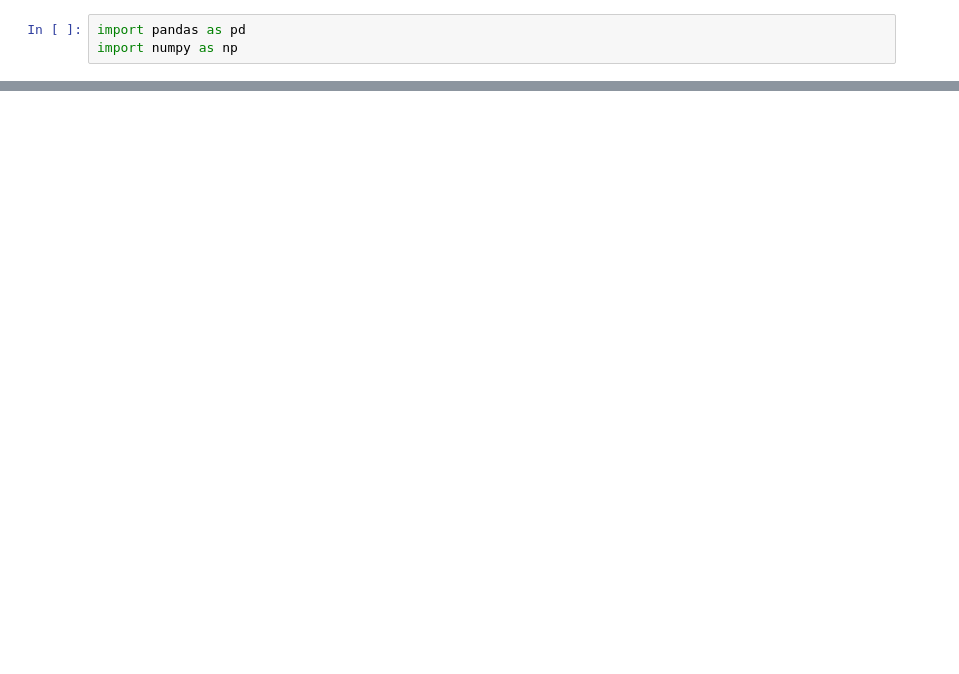
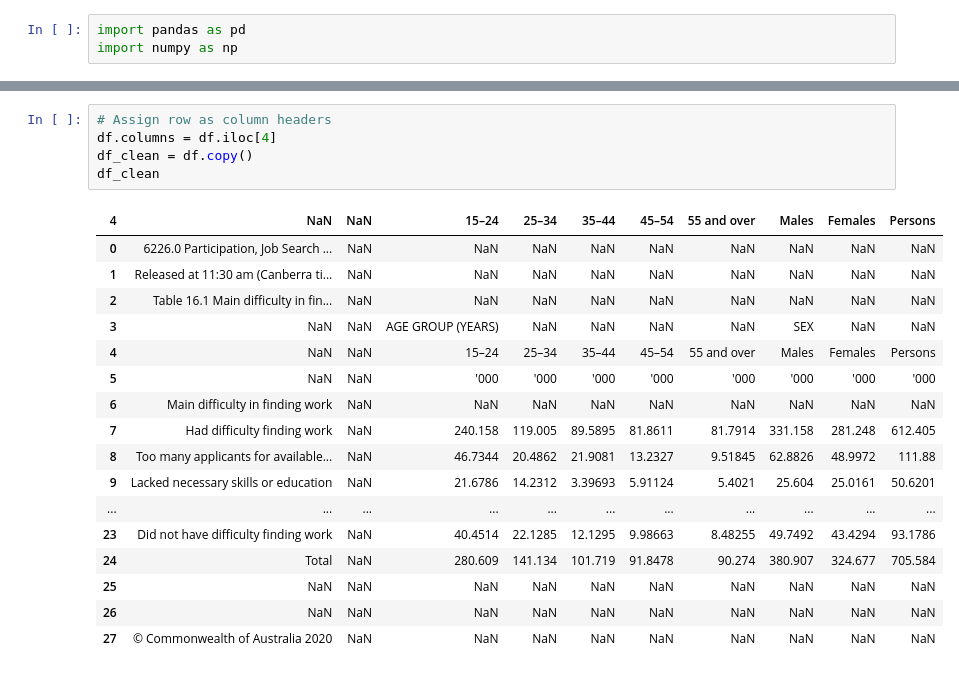
Before and after one commit to dianeyaneza/UWA-Data-Project-2-ETL-SkillsBridge, a Jupyter notebook: main_difficulty_by_age.ipynb, the cells around one changed output, grey strips where cells are left out. Saved outputs shown, nothing was run; the diff lists cells and outputs as text; blank space fills up the shorter version.

```diff
--- a/main_difficulty_by_age.ipynb
+++ b/main_difficulty_by_age.ipynb
@@ -20 +26,24 @@ df.head(10)
+# %%
+# Assign row as column headers
+df.columns = df.iloc[4]
+df_clean = df.copy()
+df_clean
+# %% [output]
+| 4 | NaN | NaN | 15–24 | 25–34 | 35–44 | 45–54 | 55 and over | Males | Females | Persons |
+| 0 | 6226.0 Participation, Job Search ... | NaN | NaN | NaN | NaN | NaN | NaN | NaN | NaN | NaN |
+| 1 | Released at 11:30 am (Canberra ti... | NaN | NaN | NaN | NaN | NaN | NaN | NaN | NaN | NaN |
+| 2 | Table 16.1 Main difficulty in fin... | NaN | NaN | NaN | NaN | NaN | NaN | NaN | NaN | NaN |
+| 3 | NaN | NaN | AGE GROUP (YEARS) | NaN | NaN | NaN | NaN | SEX | NaN | NaN |
+| 4 | NaN | NaN | 15–24 | 25–34 | 35–44 | 45–54 | 55 and over | Males | Females | Persons |
+| 5 | NaN | NaN | '000 | '000 | '000 | '000 | '000 | '000 | '000 | '000 |
+| 6 | Main difficulty in finding work | NaN | NaN | NaN | NaN | NaN | NaN | NaN | NaN | NaN |
+| 7 | Had difficulty finding work | NaN | 240.158 | 119.005 | 89.5895 | 81.8611 | 81.7914 | 331.158 | 281.248 | 612.405 |
+| 8 | Too many applicants for available... | NaN | 46.7344 | 20.4862 | 21.9081 | 13.2327 | 9.51845 | 62.8826 | 48.9972 | 111.88 |
+| 9 | Lacked necessary skills or education | NaN | 21.6786 | 14.2312 | 3.39693 | 5.91124 | 5.4021 | 25.604 | 25.0161 | 50.6201 |
+| ... | ... | ... | ... | ... | ... | ... | ... | ... | ... | ... |
+| 23 | Did not have difficulty finding work | NaN | 40.4514 | 22.1285 | 12.1295 | 9.98663 | 8.48255 | 49.7492 | 43.4294 | 93.1786 |
+| 24 | Total | NaN | 280.609 | 141.134 | 101.719 | 91.8478 | 90.274 | 380.907 | 324.677 | 705.584 |
+| 25 | NaN | NaN | NaN | NaN | NaN | NaN | NaN | NaN | NaN | NaN |
+| 26 | NaN | NaN | NaN | NaN | NaN | NaN | NaN | NaN | NaN | NaN |
+| 27 | © Commonwealth of Australia 2020 | NaN | NaN | NaN | NaN | NaN | NaN | NaN | NaN | NaN |
 # %%
```
Also changed, not shown: parts of 8 cells of this notebook, 1 other file.
